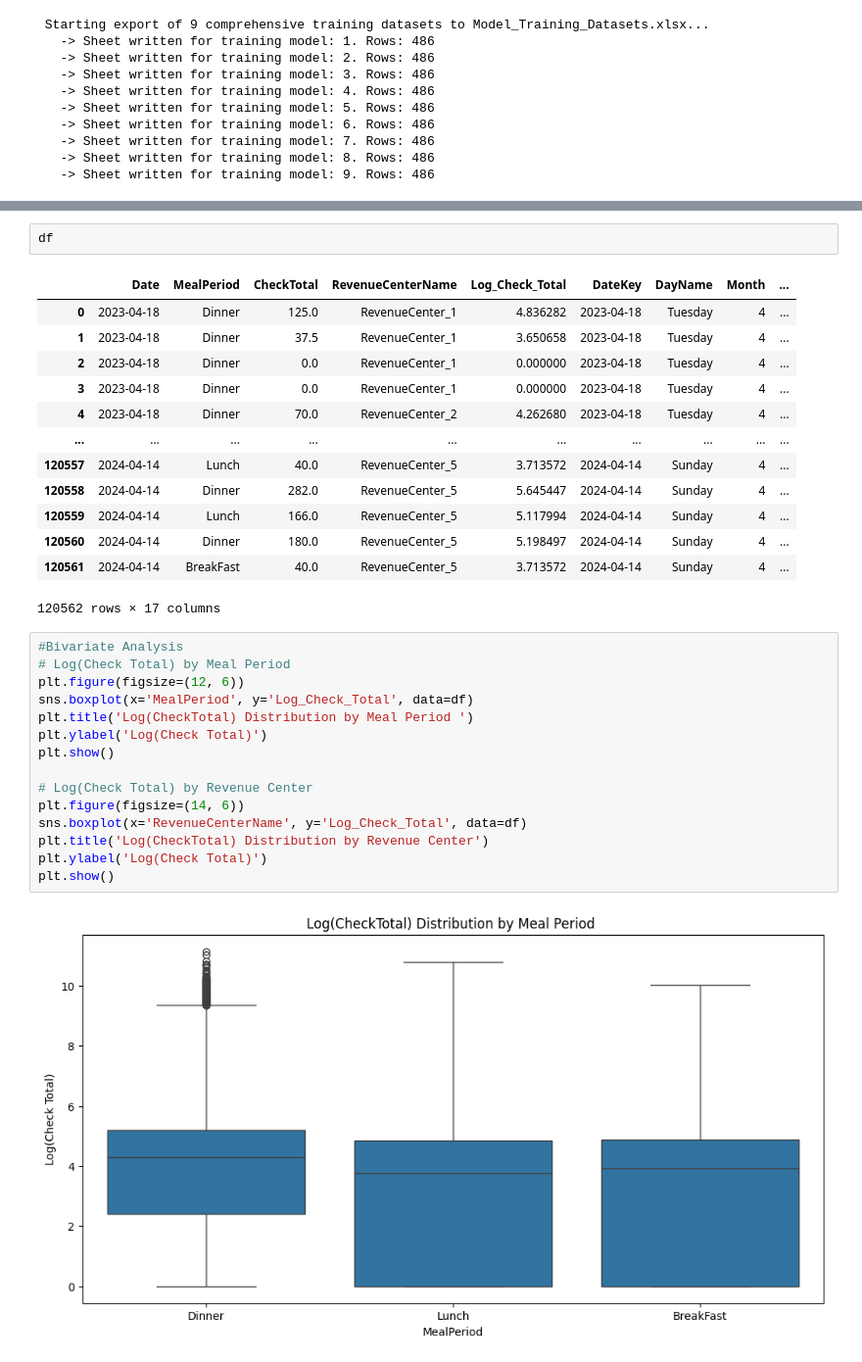
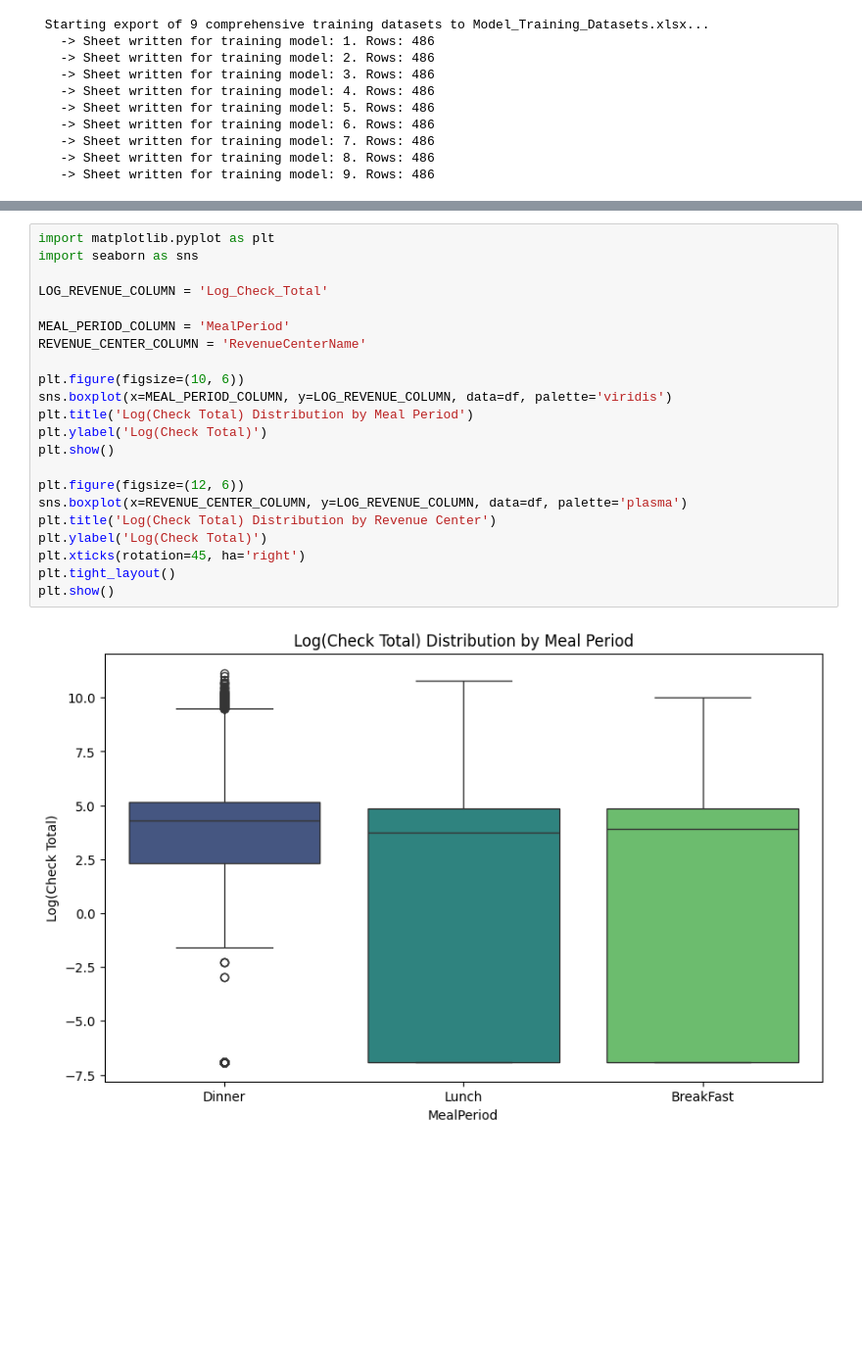
Before and after one commit to Sampavi01/Hotel_Revenue_Forecasting, a Jupyter notebook: forecasting.ipynb, the cells around one changed output, grey strips where cells are left out. Shown at 98% size. Saved outputs shown, nothing was run; the diff lists cells and outputs as text; blank space fills up the shorter version.

```diff
--- a/forecasting.ipynb
+++ b/forecasting.ipynb
@@ -848,33 +420,24 @@ df_final = df_encoded[agg_features]
-# %%
-df
-# %% [output]
-|  | Date | MealPeriod | CheckTotal | RevenueCenterName | Log_Check_Total | DateKey | DayName | Month | ... |
-| 0 | 2023-04-18 | Dinner | 125.0 | RevenueCenter_1 | 4.836282 | 2023-04-18 | Tuesday | 4 | ... |
-| 1 | 2023-04-18 | Dinner | 37.5 | RevenueCenter_1 | 3.650658 | 2023-04-18 | Tuesday | 4 | ... |
-| 2 | 2023-04-18 | Dinner | 0.0 | RevenueCenter_1 | 0.000000 | 2023-04-18 | Tuesday | 4 | ... |
-| 3 | 2023-04-18 | Dinner | 0.0 | RevenueCenter_1 | 0.000000 | 2023-04-18 | Tuesday | 4 | ... |
-| 4 | 2023-04-18 | Dinner | 70.0 | RevenueCenter_2 | 4.262680 | 2023-04-18 | Tuesday | 4 | ... |
-| ... | ... | ... | ... | ... | ... | ... | ... | ... | ... |
-| 120557 | 2024-04-14 | Lunch | 40.0 | RevenueCenter_5 | 3.713572 | 2024-04-14 | Sunday | 4 | ... |
-| 120558 | 2024-04-14 | Dinner | 282.0 | RevenueCenter_5 | 5.645447 | 2024-04-14 | Sunday | 4 | ... |
-| 120559 | 2024-04-14 | Lunch | 166.0 | RevenueCenter_5 | 5.117994 | 2024-04-14 | Sunday | 4 | ... |
-| 120560 | 2024-04-14 | Dinner | 180.0 | RevenueCenter_5 | 5.198497 | 2024-04-14 | Sunday | 4 | ... |
-| 120561 | 2024-04-14 | BreakFast | 40.0 | RevenueCenter_5 | 3.713572 | 2024-04-14 | Sunday | 4 | ... |
-120562 rows × 17 columns
 # %%
-#Bivariate Analysis
-# Log(Check Total) by Meal Period
-plt.figure(figsize=(12, 6))
-sns.boxplot(x='MealPeriod', y='Log_Check_Total', data=df)
-plt.title('Log(CheckTotal) Distribution by Meal Period ')
+import matplotlib.pyplot as plt
+import seaborn as sns
+
+LOG_REVENUE_COLUMN = 'Log_Check_Total'
+
+MEAL_PERIOD_COLUMN = 'MealPeriod'
+REVENUE_CENTER_COLUMN = 'RevenueCenterName'
+
+plt.figure(figsize=(10, 6))
+sns.boxplot(x=MEAL_PERIOD_COLUMN, y=LOG_REVENUE_COLUMN, data=df, palette='viridis')
+plt.title('Log(Check Total) Distribution by Meal Period')
 plt.ylabel('Log(Check Total)')
 plt.show()
 
-# Log(Check Total) by Revenue Center
-plt.figure(figsize=(14, 6))
-sns.boxplot(x='RevenueCenterName', y='Log_Check_Total', data=df)
-plt.title('Log(CheckTotal) Distribution by Revenue Center')
+plt.figure(figsize=(12, 6))
+sns.boxplot(x=REVENUE_CENTER_COLUMN, y=LOG_REVENUE_COLUMN, data=df, palette='plasma')
+plt.title('Log(Check Total) Distribution by Revenue Center')
 plt.ylabel('Log(Check Total)')
+plt.xticks(rotation=45, ha='right')
+plt.tight_layout()
 plt.show()
 # %% [output]
-[figure, old version]
+[figure, new version]
```
Also changed, not shown: parts of 14 cells of this notebook.
